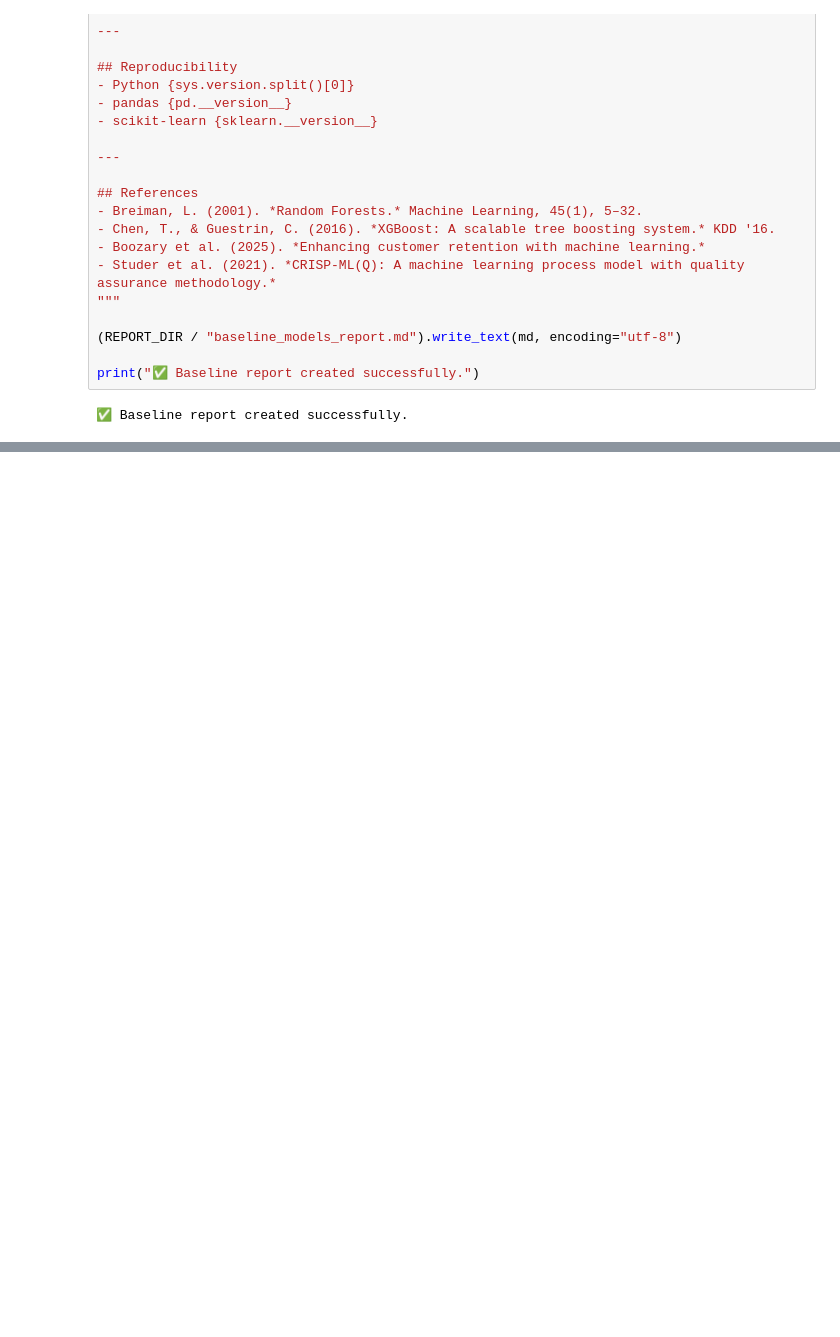
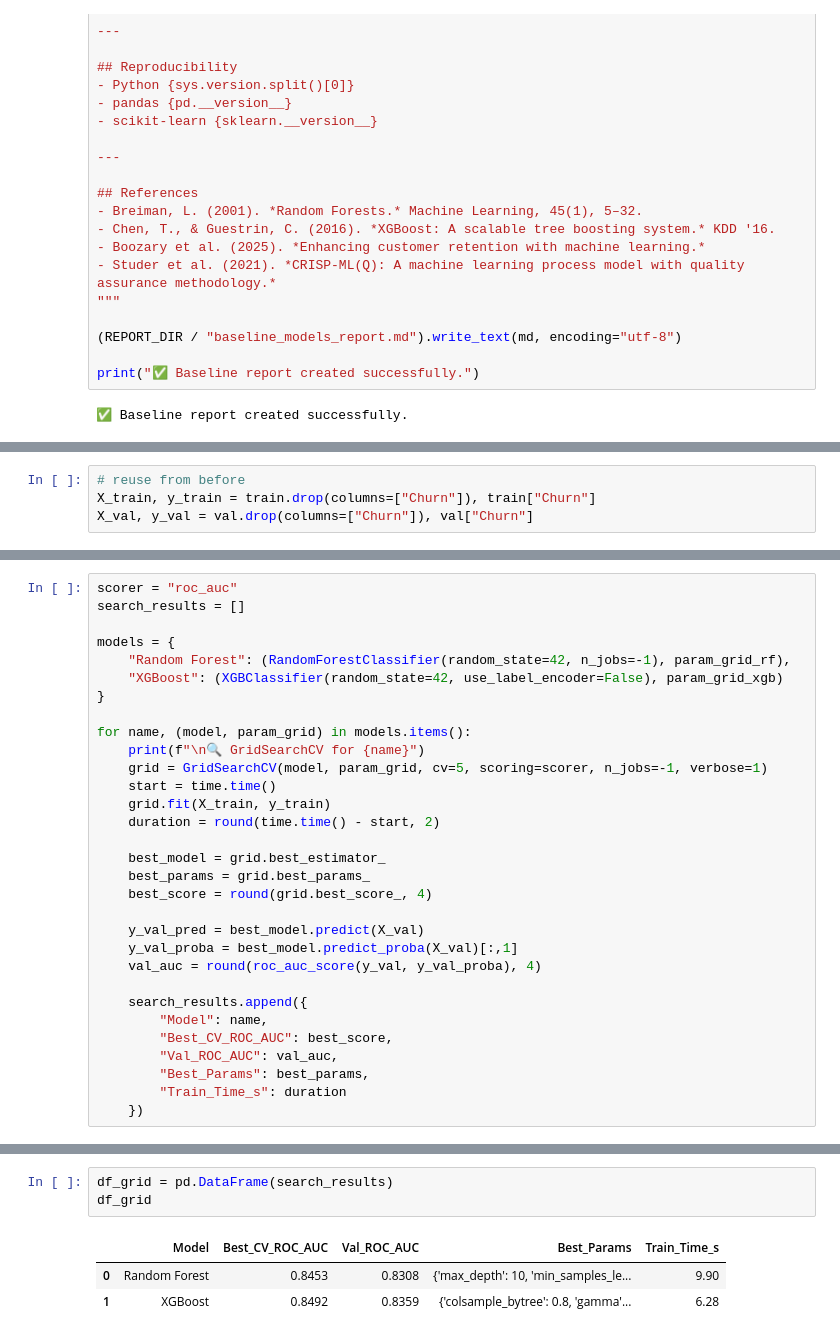
Before and after one commit to Michael-Cool/telco-churn-mlops, a Jupyter notebook: notebooks/model_training.ipynb, the cells around one changed output, grey strips where cells are left out. Saved outputs shown, nothing was run; the diff lists cells and outputs as text; blank space fills up the shorter version.

Commit message:
Optimize Random Forest and XGBoost with GridSearchCV

```diff
--- a/notebooks/model_training.ipynb
+++ b/notebooks/model_training.ipynb
@@ -234,0 +240,4 @@ print("✅ Baseline report created successfully.")
+# %%
+# reuse from before
+X_train, y_train = train.drop(columns=["Churn"]), train["Churn"]
+X_val, y_val = val.drop(columns=["Churn"]), val["Churn"]
@@ -234,0 +260,31 @@ print("✅ Baseline report created successfully.")
+# %%
+scorer = "roc_auc"
+search_results = []
+
+models = {
+    "Random Forest": (RandomForestClassifier(random_state=42, n_jobs=-1), param_grid_rf),
+    "XGBoost": (XGBClassifier(random_state=42, use_label_encoder=False), param_grid_xgb)
+}
+
+for name, (model, param_grid) in models.items():
+    print(f"\n🔍 GridSearchCV for {name}")
+    grid = GridSearchCV(model, param_grid, cv=5, scoring=scorer, n_jobs=-1, verbose=1)
+    start = time.time()
+    grid.fit(X_train, y_train)
+    duration = round(time.time() - start, 2)
+
+    best_model = grid.best_estimator_
+    best_params = grid.best_params_
+    best_score = round(grid.best_score_, 4)
+
+    y_val_pred = best_model.predict(X_val)
+    y_val_proba = best_model.predict_proba(X_val)[:,1]
+    val_auc = round(roc_auc_score(y_val, y_val_proba), 4)
+
+    search_results.append({
+        "Model": name,
+        "Best_CV_ROC_AUC": best_score,
+        "Val_ROC_AUC": val_auc,
+        "Best_Params": best_params,
+        "Train_Time_s": duration
+    })
@@ -234,0 +314,7 @@ print("✅ Baseline report created successfully.")
+# %%
+df_grid = pd.DataFrame(search_results)
+df_grid
+# %% [output]
+|  | Model | Best_CV_ROC_AUC | Val_ROC_AUC | Best_Params | Train_Time_s |
+| 0 | Random Forest | 0.8453 | 0.8308 | {'max_depth': 10, 'min_samples_le... | 9.90 |
+| 1 | XGBoost | 0.8492 | 0.8359 | {'colsample_bytree': 0.8, 'gamma'... | 6.28 |
```
Also changed, not shown: parts of 6 cells of this notebook, 5 other files.
